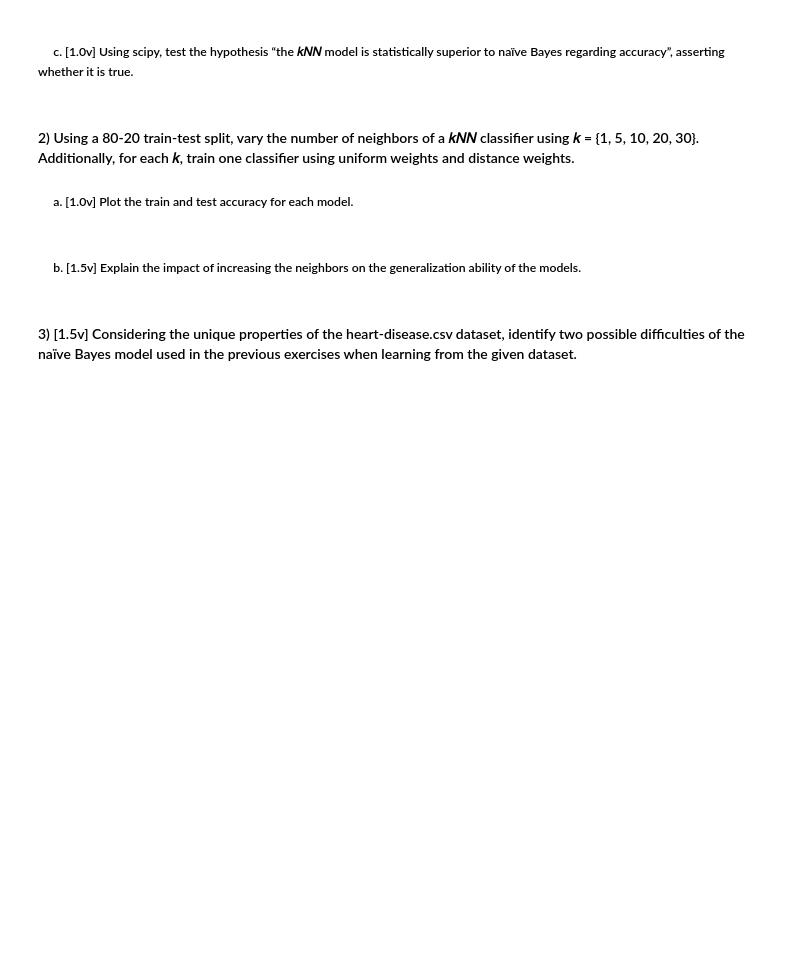
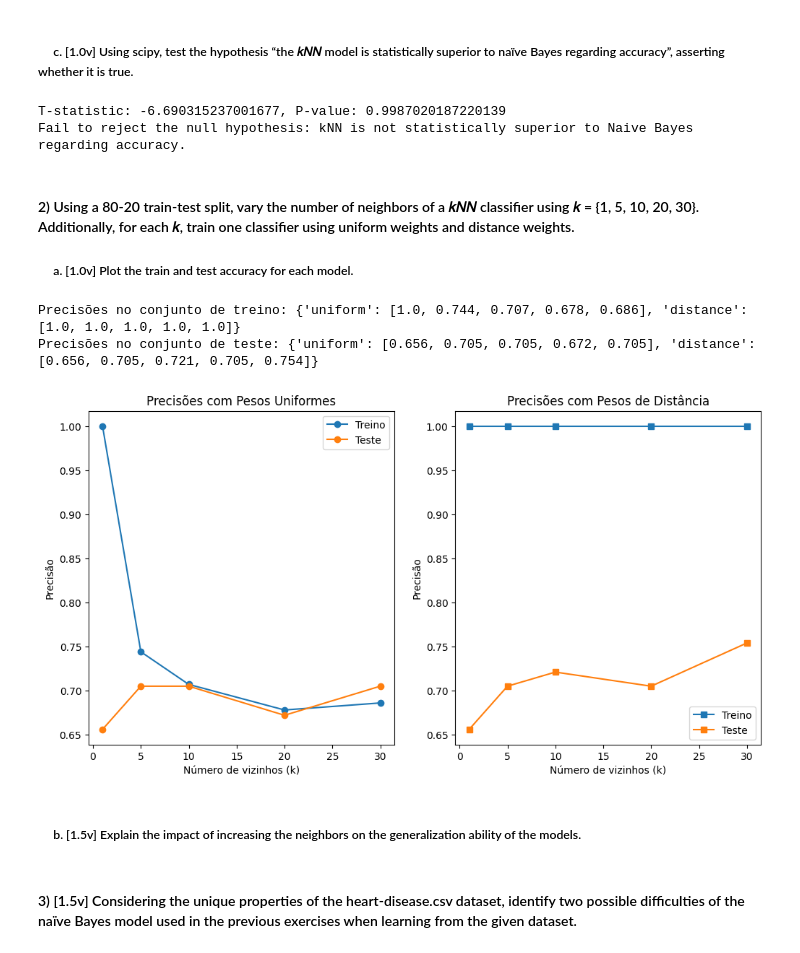
Before and after one commit to DriftPT/Apre-Project-24-25, a Jupyter notebook: Homework 2/G040_notebook2.ipynb, the cells around one changed output. Cells and saved outputs as stored; diff of their text form; code cells hidden in the pictures; blank space fills up the shorter version.

```diff
--- a/Homework 2/G040_notebook2.ipynb
+++ b/Homework 2/G040_notebook2.ipynb
@@ -14,12 +79,71 @@ explanation for the results.
 # %% [markdown]
 <h5>&nbsp;&nbsp;&nbsp;&nbsp;&nbsp;c. [1.0v] Using scipy, test the hypothesis “the 𝑘𝑁𝑁 model is statistically superior to
 naïve Bayes regarding accuracy”, asserting whether it is true.
+# %%
+t_stat, p_value = stats.ttest_rel(acc1, acc2, alternative='greater')
+print(f"T-statistic: {t_stat}, P-value: {p_value}")
+
+if p_value < 0.05:
+    print("Reject the null hypothesis: kNN is statistically superior to Naive Bayes regarding accuracy.")
+else:
+    print("Fail to reject the null hypothesis: kNN is not statistically superior to Naive Bayes regarding accuracy.")
+# %% [output]
+T-statistic: -6.690315237001677, P-value: 0.9987020187220139
+Fail to reject the null hypothesis: kNN is not statistically superior to Naive Bayes regarding accuracy.
 # %% [markdown]
 <h4>  2)  Using a 80-20 train-test split, vary the number of neighbors of a 𝑘𝑁𝑁 classifier using
 𝑘 = {1, 5, 10, 20, 30}. Additionally, for each 𝑘, train one classifier using uniform weights
 and distance weights.
 
 <h5>&nbsp;&nbsp;&nbsp;&nbsp;&nbsp;a. [1.0v] Plot the train and test accuracy for each model.
+# %%
+from sklearn.model_selection import train_test_split
+from sklearn.metrics import accuracy_score
+
+x_train, x_test, y_train, y_test = train_test_split(x, y, train_size=0.8, stratify=y, random_state=0)
+
+k_values = [1, 5, 10, 20, 30]
+weights = ['uniform', 'distance']
+
+accuracies_train = {peso: [] for peso in weights}
+accuracies_test = {peso: [] for peso in weights}
+
+for peso in weights:
+    for k in k_values:
+        knn = KNeighborsClassifier(n_neighbors=k, weights=peso)
+        knn.fit(x_train, y_train)
+        x_pred_train = knn.predict(x_train)
+        accuracies_train[peso].append(np.round(accuracy_score(y_train, x_pred_train), 3))
+
+        x_pred_test = knn.predict(x_test)
+        accuracies_test[peso].append(np.round(accuracy_score(y_test, x_pred_test), 3))
+
+print("Precisões no conjunto de treino:" , accuracies_train)
+print("Precisões no conjunto de teste:" , accuracies_test)
+
+plt.figure(figsize=(12, 6))
+plt.subplot(1, 2, 1)
+plt.plot(k_values, accuracies_train['uniform'], label='Treino', marker='o')
+plt.plot(k_values, accuracies_test['uniform'], label='Teste', marker='o')
+
+plt.xlabel('Número de vizinhos (k)')
+plt.ylabel('Precisão')
+plt.title('Precisões com Pesos Uniformes')
+plt.legend()
+
+plt.subplot(1, 2, 2)
+plt.plot(k_values, accuracies_train['distance'], label='Treino', marker='s')
+plt.plot(k_values, accuracies_test['distance'], label='Teste', marker='s')
+
+plt.xlabel('Número de vizinhos (k)')
+plt.ylabel('Precisão')
+plt.title('Precisões com Pesos de Distância')
+plt.legend()
+plt.show()
+# %% [output]
+Precisões no conjunto de treino: {'uniform': [1.0, 0.744, 0.707, 0.678, 0.686], 'distance': [1.0, 1.0, 1.0, 1.0, 1.0]}
+Precisões no conjunto de teste: {'uniform': [0.656, 0.705, 0.705, 0.672, 0.705], 'distance': [0.656, 0.705, 0.721, 0.705, 0.754]}
+[figure, added]
 # %% [markdown]
 <h5>&nbsp;&nbsp;&nbsp;&nbsp;&nbsp;b. [1.5v] Explain the impact of increasing the neighbors on the generalization ability of
 the models.
```
Also changed, not shown: parts of 5 cells of this notebook.
